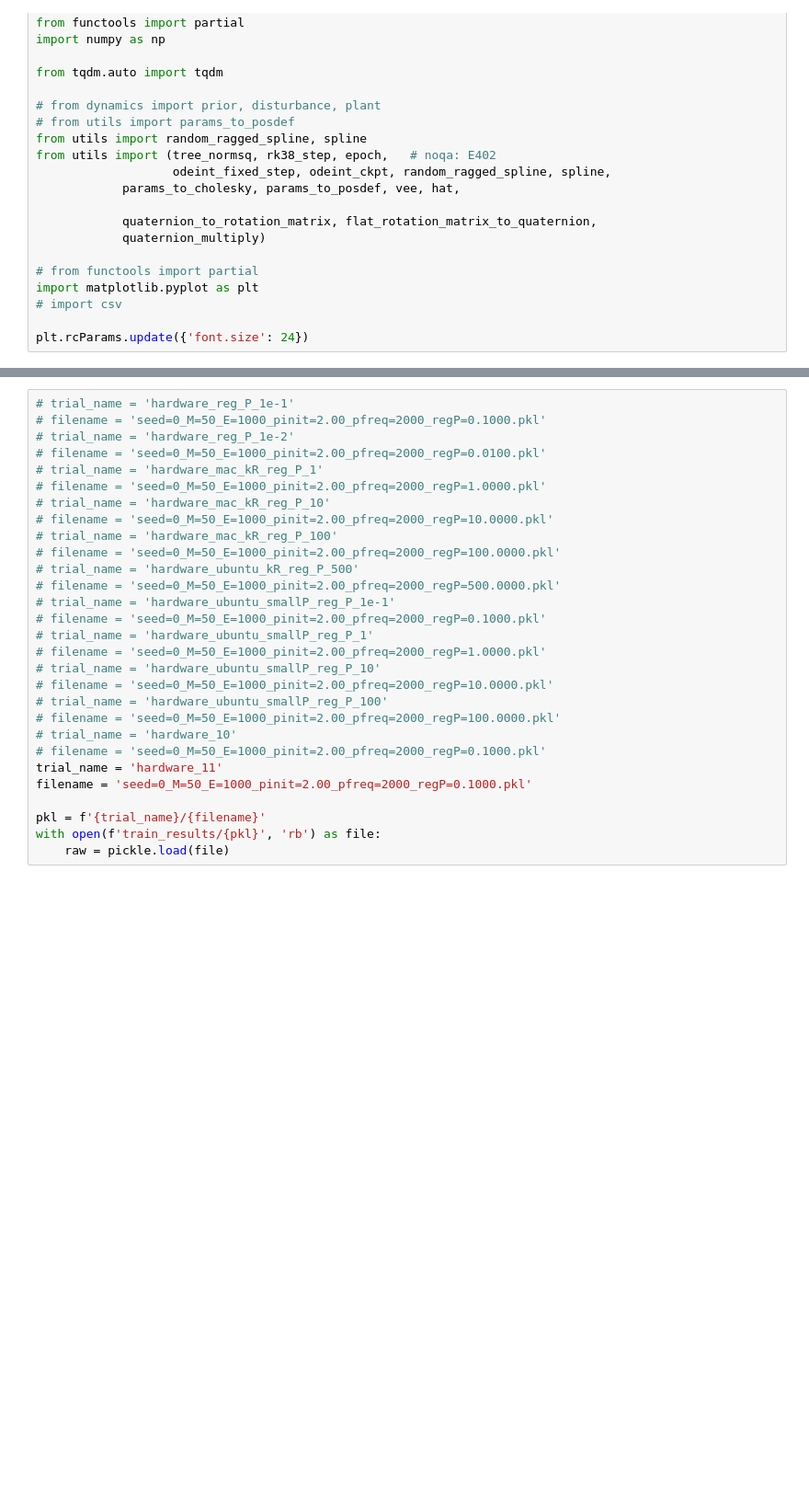
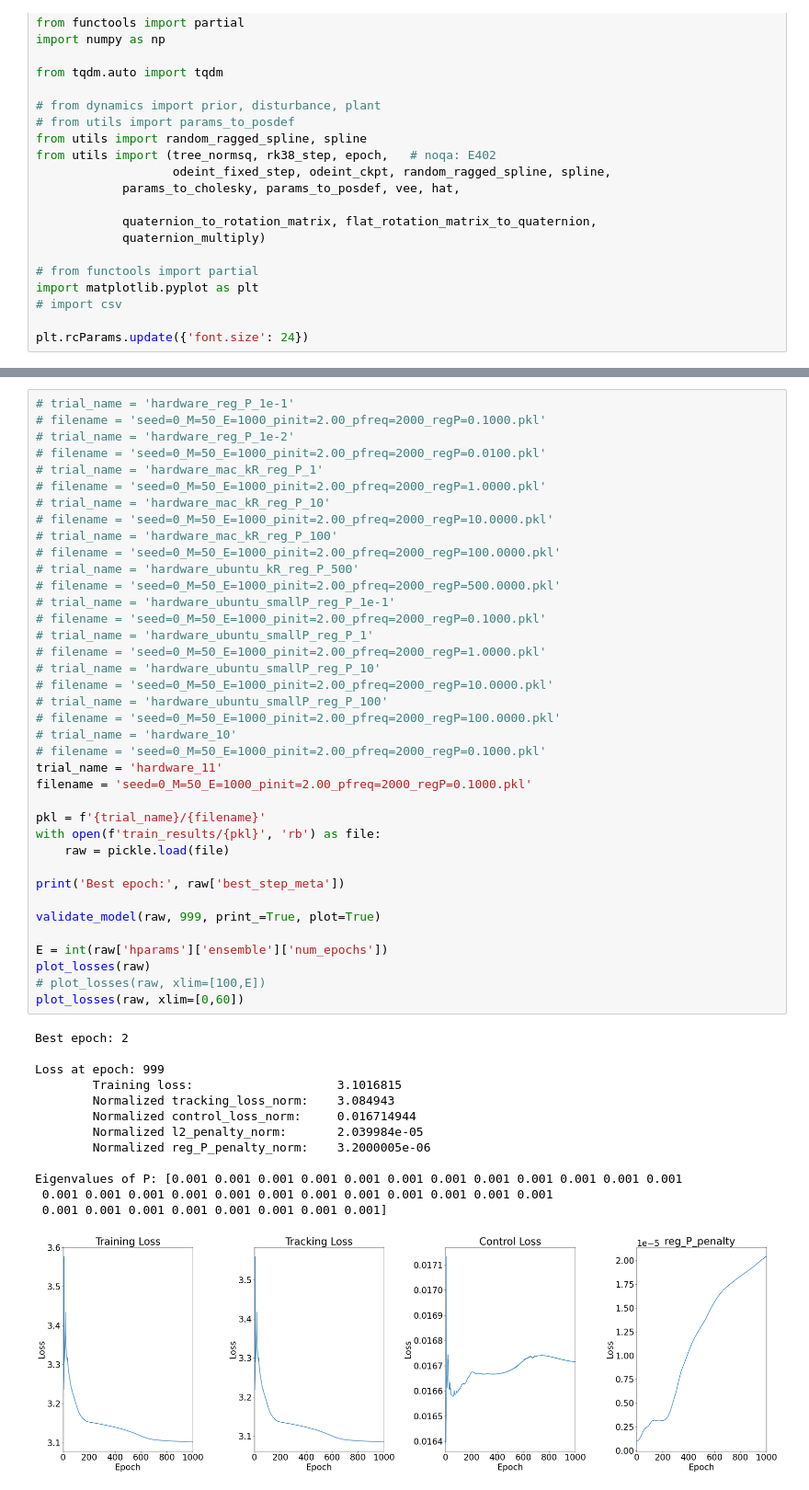
Before and after one commit to joshsohn/COML_hardware, a Jupyter notebook: validate_model.ipynb, the cells around one changed output, grey strips where cells are left out. Shown at 92% size. Drawn from its saved outputs; the diff is of its cells as text; blank space fills up the shorter version.

Commit message:
clean up validate_model

```diff
--- a/validate_model.ipynb
+++ b/validate_model.ipynb
@@ -33,29 +210,52 @@ plt.rcParams.update({'font.size': 24})
 # %%
 # trial_name = 'hardware_reg_P_1e-1'
 # filename = 'seed=0_M=50_E=1000_pinit=2.00_pfreq=2000_regP=0.1000.pkl'
 # trial_name = 'hardware_reg_P_1e-2'
 # filename = 'seed=0_M=50_E=1000_pinit=2.00_pfreq=2000_regP=0.0100.pkl'
 # trial_name = 'hardware_mac_kR_reg_P_1'
 # filename = 'seed=0_M=50_E=1000_pinit=2.00_pfreq=2000_regP=1.0000.pkl'
 # trial_name = 'hardware_mac_kR_reg_P_10'
 # filename = 'seed=0_M=50_E=1000_pinit=2.00_pfreq=2000_regP=10.0000.pkl'
 # trial_name = 'hardware_mac_kR_reg_P_100'
 # filename = 'seed=0_M=50_E=1000_pinit=2.00_pfreq=2000_regP=100.0000.pkl'
 # trial_name = 'hardware_ubuntu_kR_reg_P_500'
 # filename = 'seed=0_M=50_E=1000_pinit=2.00_pfreq=2000_regP=500.0000.pkl'
 # trial_name = 'hardware_ubuntu_smallP_reg_P_1e-1'
 # filename = 'seed=0_M=50_E=1000_pinit=2.00_pfreq=2000_regP=0.1000.pkl'
 # trial_name = 'hardware_ubuntu_smallP_reg_P_1'
 # filename = 'seed=0_M=50_E=1000_pinit=2.00_pfreq=2000_regP=1.0000.pkl'
 # trial_name = 'hardware_ubuntu_smallP_reg_P_10'
 # filename = 'seed=0_M=50_E=1000_pinit=2.00_pfreq=2000_regP=10.0000.pkl'
 # trial_name = 'hardware_ubuntu_smallP_reg_P_100'
 # filename = 'seed=0_M=50_E=1000_pinit=2.00_pfreq=2000_regP=100.0000.pkl'
 # trial_name = 'hardware_10'
 # filename = 'seed=0_M=50_E=1000_pinit=2.00_pfreq=2000_regP=0.1000.pkl'
 trial_name = 'hardware_11'
 filename = 'seed=0_M=50_E=1000_pinit=2.00_pfreq=2000_regP=0.1000.pkl'
 
 pkl = f'{trial_name}/{filename}'
 with open(f'train_results/{pkl}', 'rb') as file:
     raw = pickle.load(file)
+
+print('Best epoch:', raw['best_step_meta'])
+
+validate_model(raw, 999, print_=True, plot=True)
+
+E = int(raw['hparams']['ensemble']['num_epochs'])
+plot_losses(raw)
+# plot_losses(raw, xlim=[100,E])
+plot_losses(raw, xlim=[0,60])
+# %% [output]
+Best epoch: 2
+
+Loss at epoch: 999
+        Training loss:                    3.1016815
+        Normalized tracking_loss_norm:    3.084943
+        Normalized control_loss_norm:     0.016714944
+        Normalized l2_penalty_norm:       2.039984e-05
+        Normalized reg_P_penalty_norm:    3.2000005e-06
+
+Eigenvalues of P: [0.001 0.001 0.001 0.001 0.001 0.001 0.001 0.001 0.001 0.001 0.001 0.001
+ 0.001 0.001 0.001 0.001 0.001 0.001 0.001 0.001 0.001 0.001 0.001 0.001
+ 0.001 0.001 0.001 0.001 0.001 0.001 0.001 0.001]
+[figure, added]
```
Also changed, not shown: parts of 4 cells of this notebook, 22 other files.
